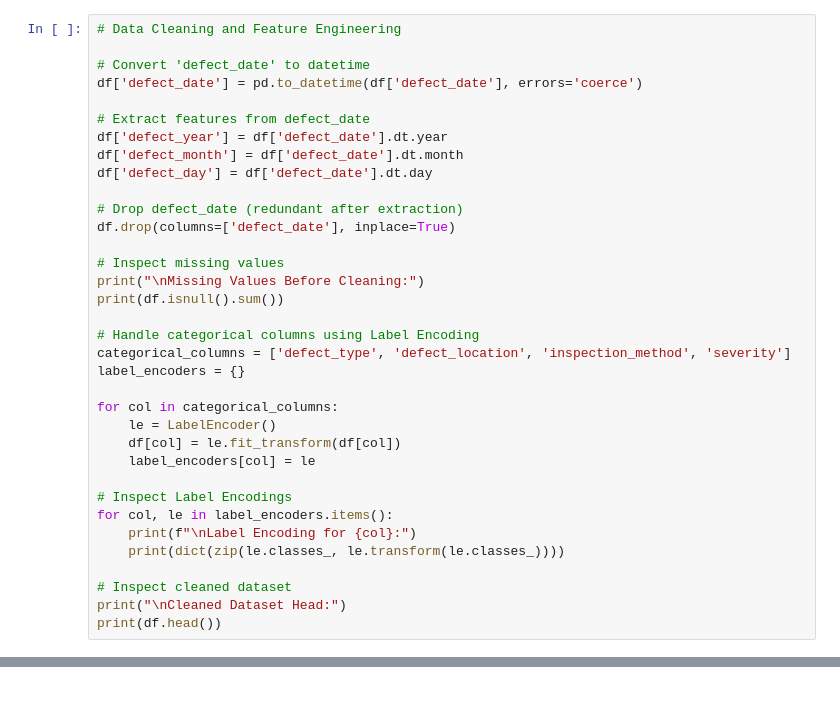
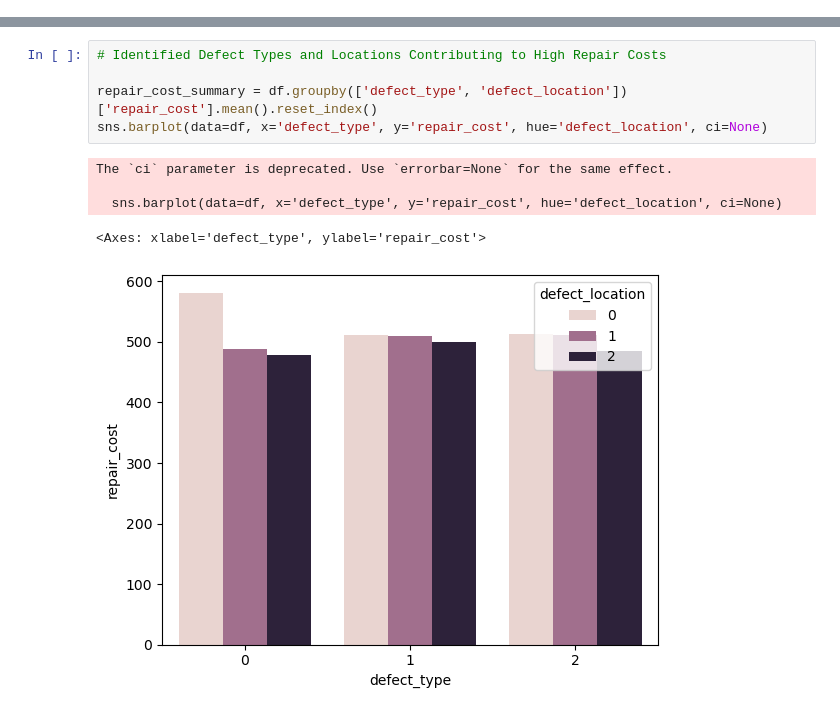
Before and after one commit to MiltonGreat/Manufacturing-Defects, a Jupyter notebook: Manufacturing Defects 2.ipynb, the cells around one changed output, grey strips where cells are left out. Cells and saved outputs as stored; diff of their text form.

```diff
--- a/Manufacturing Defects 2.ipynb
+++ b/Manufacturing Defects 2.ipynb
@@ -85,38 +57,3 @@ Initial Dataset Overview:
 dtypes: float64(1), int64(2), object(5)
 memory usage: 62.6+ KB
 None
-# %%
-# Data Cleaning and Feature Engineering
-
-# Convert 'defect_date' to datetime
-df['defect_date'] = pd.to_datetime(df['defect_date'], errors='coerce')
-
-# Extract features from defect_date
-df['defect_year'] = df['defect_date'].dt.year
-df['defect_month'] = df['defect_date'].dt.month
-df['defect_day'] = df['defect_date'].dt.day
-
-# Drop defect_date (redundant after extraction)
-df.drop(columns=['defect_date'], inplace=True)
-
-# Inspect missing values
-print("\nMissing Values Before Cleaning:")
-print(df.isnull().sum())
-
-# Handle categorical columns using Label Encoding
-categorical_columns = ['defect_type', 'defect_location', 'inspection_method', 'severity']
-label_encoders = {}
-
-for col in categorical_columns:
-    le = LabelEncoder()
-    df[col] = le.fit_transform(df[col])
-    label_encoders[col] = le
-
-# Inspect Label Encodings
-for col, le in label_encoders.items():
-    print(f"\nLabel Encoding for {col}:")
-    print(dict(zip(le.classes_, le.transform(le.classes_))))
-
-# Inspect cleaned dataset
-print("\nCleaned Dataset Head:")
-print(df.head())
@@ -301,0 +169,11 @@ Passing `palette` without assigning `hue` is deprecated and will be removed in v
+# %%
+# Identified Defect Types and Locations Contributing to High Repair Costs
+
+repair_cost_summary = df.groupby(['defect_type', 'defect_location'])['repair_cost'].mean().reset_index()
+sns.barplot(data=df, x='defect_type', y='repair_cost', hue='defect_location', ci=None)
+# %% [output]
+The `ci` parameter is deprecated. Use `errorbar=None` for the same effect.
+
+  sns.barplot(data=df, x='defect_type', y='repair_cost', hue='defect_location', ci=None)
+<Axes: xlabel='defect_type', ylabel='repair_cost'>
+[figure, added]
```
Also changed, not shown: parts of 20 cells of this notebook.
